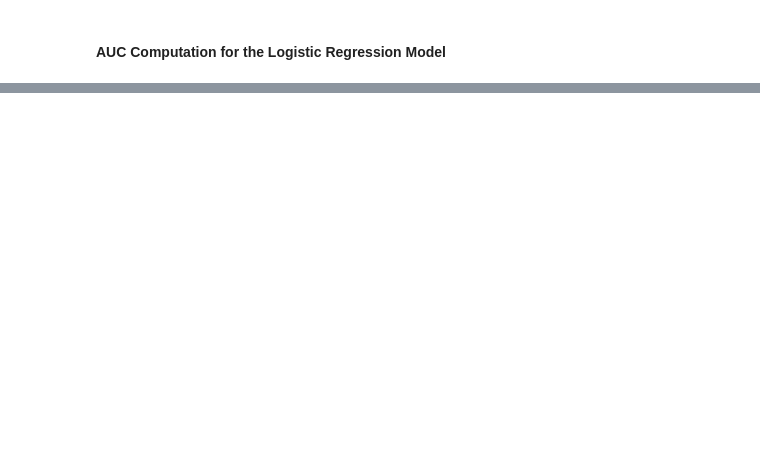
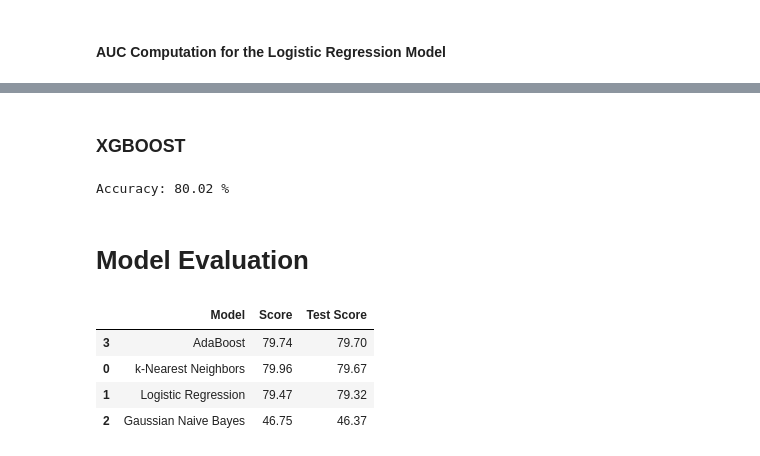
Before and after one commit to asaadkhattab/MedicalAppointmentNoShowsCapstone, a Jupyter notebook: 5_Modeling.ipynb, the cells around one changed output, grey strips where cells are left out. Saved outputs shown, nothing was run; the diff lists cells and outputs as text; code cells hidden in the pictures; blank space fills up the shorter version.

```diff
--- a/5_Modeling.ipynb
+++ b/5_Modeling.ipynb
@@ -536,0 +382,18 @@ plt.show()
+# %%
+dt = DecisionTreeClassifier(max_depth=1,random_state=SEED)
+
+adb = AdaBoostClassifier(base_estimator=dt,n_estimators=100)
+
+adb.fit(X_train,y_train)
+
+y_pred_proba = adb.predict_proba(X_test)[:,1]
+
+adb_clf_roc_auc_score = roc_auc_score(y_test,y_pred_proba)
+
+print('ROC AUC score: {:.2f}'.format(adb_clf_roc_auc_score ))
+
+adb_score = round(adb.score(X_train, y_train) * 100, 2)
+adb_test_score = round(adb.score(X_test, y_test) * 100, 2)
+
+print('AdaBoost Training Score: \n', adb_score)
+print('AdaBoost Test Score: \n', adb_test_score)
@@ -536,0 +460,47 @@ plt.show()
+# %% [markdown]
+### XGBOOST
+# %%
+
+xg_cl = XGBClassifier(objective='binary:logistic',
+                         n_estimators=10, seed=123)
+xg_cl.fit(X_train,y_train)
+y_pred = xg_cl.predict(X_test)
+
+accuracy = float(np.sum(y_pred==y_test))/y_test.shape[0]
+print("Accuracy: %.2f" % (accuracy*100),"%")
+# %% [output]
+Accuracy: 80.02 %
+# %% [markdown]
+# Model Evaluation
+# %%
+models = pd.DataFrame({
+    'Model': [
+        'k-Nearest Neighbors',
+        'Logistic Regression',
+        'Gaussian Naive Bayes',
+        'AdaBoost'
+    ],
+
+
+    'Score': [
+        knn_score,
+        logreg_score,
+        gauss_score,
+        adb_score
+    ],
+
+    'Test Score': [
+        knn_test_score,
+        logreg_test_score,
+        gauss_test_score,
+        adb_test_score
+    ]})
+
+
+models.sort_values(by='Test Score', ascending=False)
+# %% [output]
+|  | Model | Score | Test Score |
+| 3 | AdaBoost | 79.74 | 79.70 |
+| 0 | k-Nearest Neighbors | 79.96 | 79.67 |
+| 1 | Logistic Regression | 79.47 | 79.32 |
+| 2 | Gaussian Naive Bayes | 46.75 | 46.37 |
```
Also changed, not shown: parts of 63 cells of this notebook.
